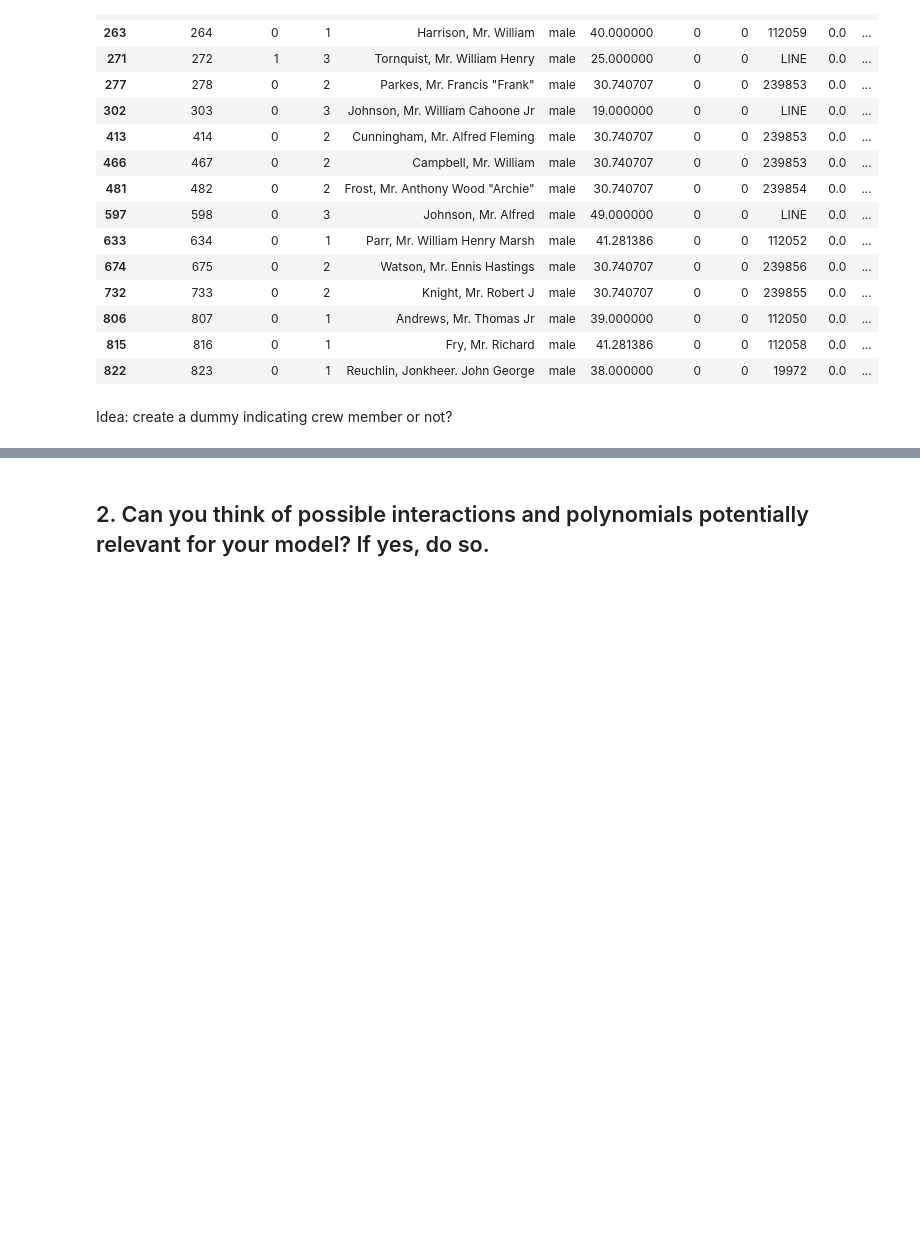
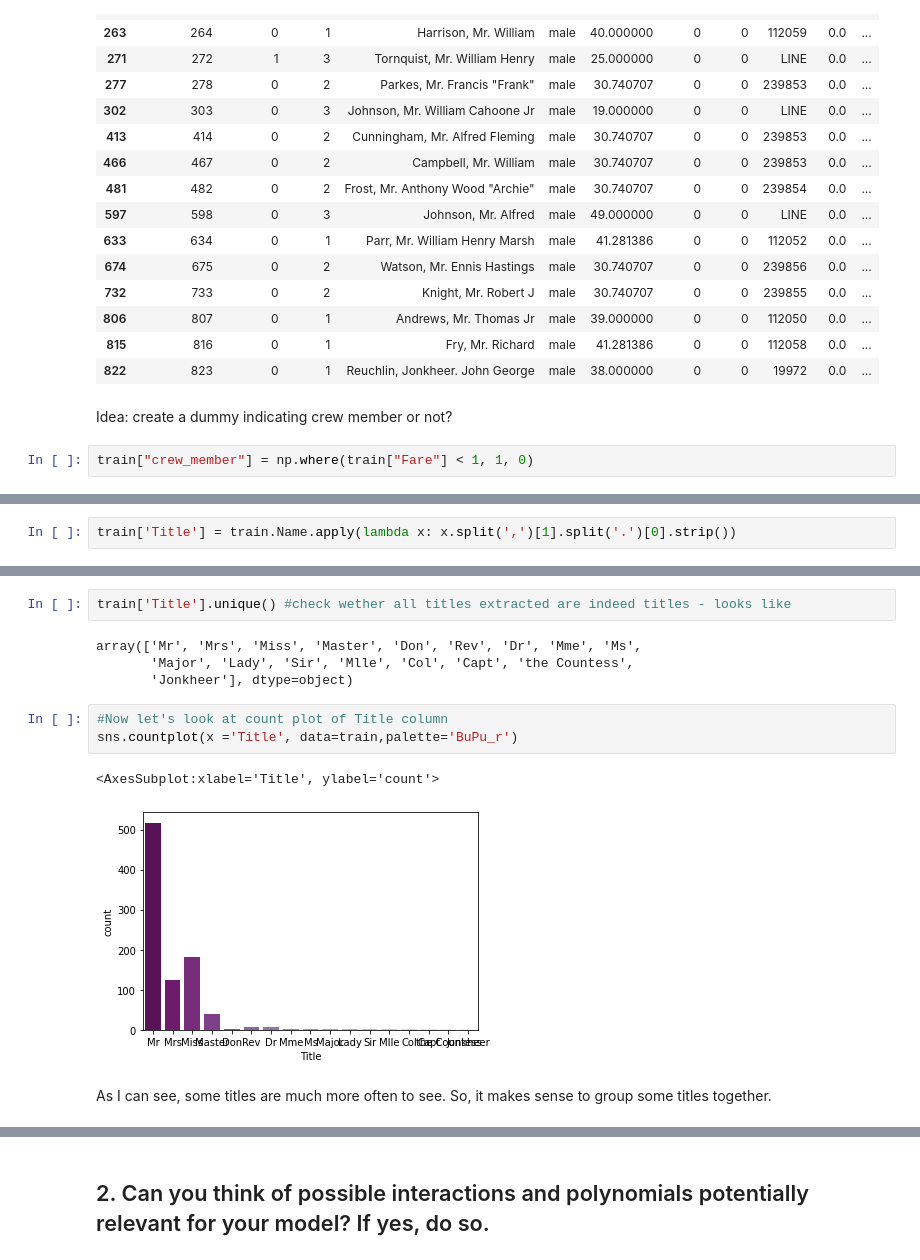
Before and after one commit to adamvig96/ML-for-NLP, a Jupyter notebook: Assignment-1/Assignment-1.ipynb, the cells around one changed output, grey strips where cells are left out. Cells and saved outputs as stored; diff of their text form; blank space fills up the shorter version.

```diff
--- a/Assignment-1/Assignment-1.ipynb
+++ b/Assignment-1/Assignment-1.ipynb
@@ -219,3 +219,5 @@ train.loc[lambda x: x["Fare"]  < 1]
 | 822 | 823 | 0 | 1 | Reuchlin, Jonkheer. John George | male | 38.000000 | 0 | 0 | 19972 | 0.0 | ... |
 # %% [markdown]
 Idea: create a dummy indicating crew member or not?
+# %%
+train["crew_member"] = np.where(train["Fare"] < 1, 1, 0)
@@ -221,0 +228,2 @@ Idea: create a dummy indicating crew member or not?
+# %%
+train['Title'] = train.Name.apply(lambda x: x.split(',')[1].split('.')[0].strip())
@@ -221,0 +253,14 @@ Idea: create a dummy indicating crew member or not?
+# %%
+train['Title'].unique() #check wether all titles extracted are indeed titles - looks like
+# %% [output]
+array(['Mr', 'Mrs', 'Miss', 'Master', 'Don', 'Rev', 'Dr', 'Mme', 'Ms',
+       'Major', 'Lady', 'Sir', 'Mlle', 'Col', 'Capt', 'the Countess',
+       'Jonkheer'], dtype=object)
+# %%
+#Now let's look at count plot of Title column
+sns.countplot(x ='Title', data=train,palette='BuPu_r')
+# %% [output]
+<AxesSubplot:xlabel='Title', ylabel='count'>
+[figure, added]
+# %% [markdown]
+As I can see, some titles are much more often to see. So, it makes sense to group some titles together.
```
Also changed, not shown: parts of 89 cells of this notebook.
